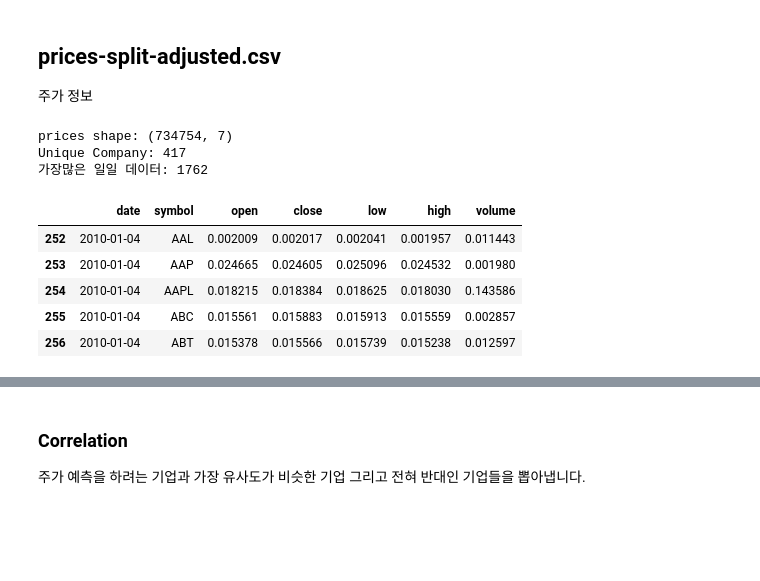
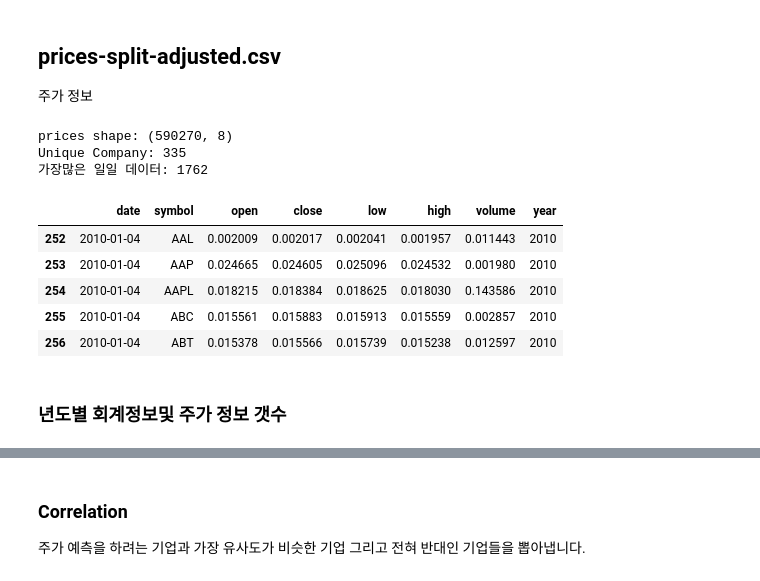
Before and after one commit to AndersonJo/stock-market-prediction, a Jupyter notebook: Kaggle New York Stock Exchange Prediction.ipynb, the cells around one changed output, grey strips where cells are left out. Saved outputs shown, nothing was run; the diff lists cells and outputs as text; code cells hidden in the pictures; blank space fills up the shorter version.

```diff
--- a/Kaggle New York Stock Exchange Prediction.ipynb
+++ b/Kaggle New York Stock Exchange Prediction.ipynb
@@ -34,6 +37,7 @@ Populating the interactive namespace from numpy and matplotlib
 Using TensorFlow backend.
 # %%
 CORRELATED_COMPANY_N = 16
-COMPANY_SYMBOL = 'AMZN'
+COMPANY_SYMBOL = 'AAL'
 BATCH_SIZE=32
+TRAIN_SIZE=45
 # %% [markdown]
@@ -89,6 +133,10 @@ fdm_company = fundamentals[fundamentals['Ticker Symbol'] == COMPANY_SYMBOL]
 주가 정보
 # %%
 prices = pd.read_csv('/dataset/stock-market/nyse/prices-split-adjusted.csv')
+
+# Datetime 조정
+prices.date = pd.to_datetime(prices.date)
+prices['year'] = prices.date.map(lambda t: int(t.year))
 
 # Standardization
 def stadardization_prices(data):
@@ -99,47 +147,46 @@ def stadardization_prices(data):
     return scaler, data
 
 scaler_price, prices = stadardization_prices(prices)
-
-# Datetime으로 변환
-prices.date = pd.to_datetime(prices.date)
 
 # 재무회계가 존재하는 주가만 남김
 prices = prices[prices.symbol.isin(fundamentals['Ticker Symbol'].unique())]
 
 # 주식정보가 1762개를 갖은 데이터만 필터링
 def filter_minimum_stock(data, mininum):
     stock_counts = data.groupby('symbol').size()
     clean_symbols = stock_counts[stock_counts >= mininum].index
     data = data[data.symbol.isin(clean_symbols)]
     assert len(clean_symbols) == len(data.groupby('symbol').size())
     return data
 prices = filter_minimum_stock(prices, 1762)
 
 # 예측하려는 회사의 주가
 company = prices[prices.symbol == COMPANY_SYMBOL]
 
 # 예측하려는 회사와 동일한 시간을 갖은 회사들만 필터링
 prices = prices[(prices.date >= company.date.iloc[0]) &
                 (prices.date <= company.date.iloc[-1])]
 
 def test_same_datetime(data, company):
     for s in data.symbol.unique():
         c = data[data.symbol == s]
         assert company.date.iloc[0] == c.date.iloc[0]
         assert company.date.iloc[-1] == c.date.iloc[-1]
 test_same_datetime(prices, company)
 
 print('prices shape:', prices.shape)
 print('Unique Company:', len(prices['symbol'].unique()))
 print('가장많은 일일 데이터:', prices.groupby('symbol').size().max())
 display(prices.head())
 # %% [output]
-prices shape: (734754, 7)
-Unique Company: 417
+prices shape: (590270, 8)
+Unique Company: 335
 가장많은 일일 데이터: 1762
-|  | date | symbol | open | close | low | high | volume |
-| 252 | 2010-01-04 | AAL | 0.002009 | 0.002017 | 0.002041 | 0.001957 | 0.011443 |
-| 253 | 2010-01-04 | AAP | 0.024665 | 0.024605 | 0.025096 | 0.024532 | 0.001980 |
-| 254 | 2010-01-04 | AAPL | 0.018215 | 0.018384 | 0.018625 | 0.018030 | 0.143586 |
-| 255 | 2010-01-04 | ABC | 0.015561 | 0.015883 | 0.015913 | 0.015559 | 0.002857 |
-| 256 | 2010-01-04 | ABT | 0.015378 | 0.015566 | 0.015739 | 0.015238 | 0.012597 |
+|  | date | symbol | open | close | low | high | volume | year |
+| 252 | 2010-01-04 | AAL | 0.002009 | 0.002017 | 0.002041 | 0.001957 | 0.011443 | 2010 |
+| 253 | 2010-01-04 | AAP | 0.024665 | 0.024605 | 0.025096 | 0.024532 | 0.001980 | 2010 |
+| 254 | 2010-01-04 | AAPL | 0.018215 | 0.018384 | 0.018625 | 0.018030 | 0.143586 | 2010 |
+| 255 | 2010-01-04 | ABC | 0.015561 | 0.015883 | 0.015913 | 0.015559 | 0.002857 | 2010 |
+| 256 | 2010-01-04 | ABT | 0.015378 | 0.015566 | 0.015739 | 0.015238 | 0.012597 | 2010 |
+# %% [markdown]
+### 년도별 회계정보및 주가 정보 갯수
```
Also changed, not shown: parts of 23 cells of this notebook.
